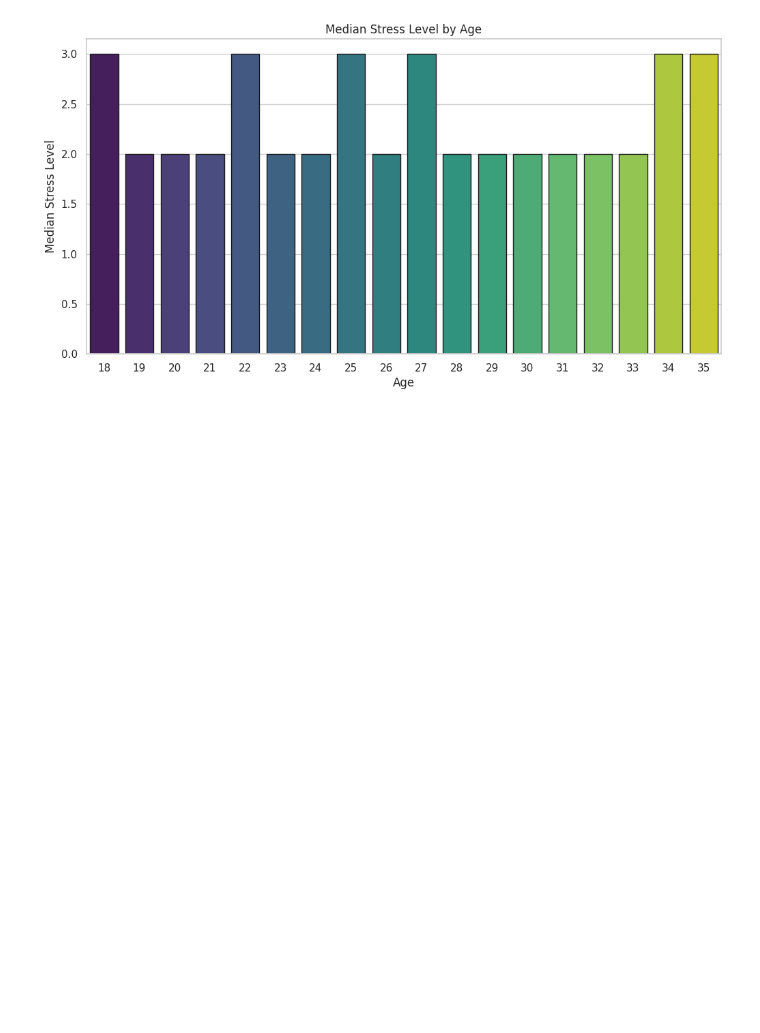
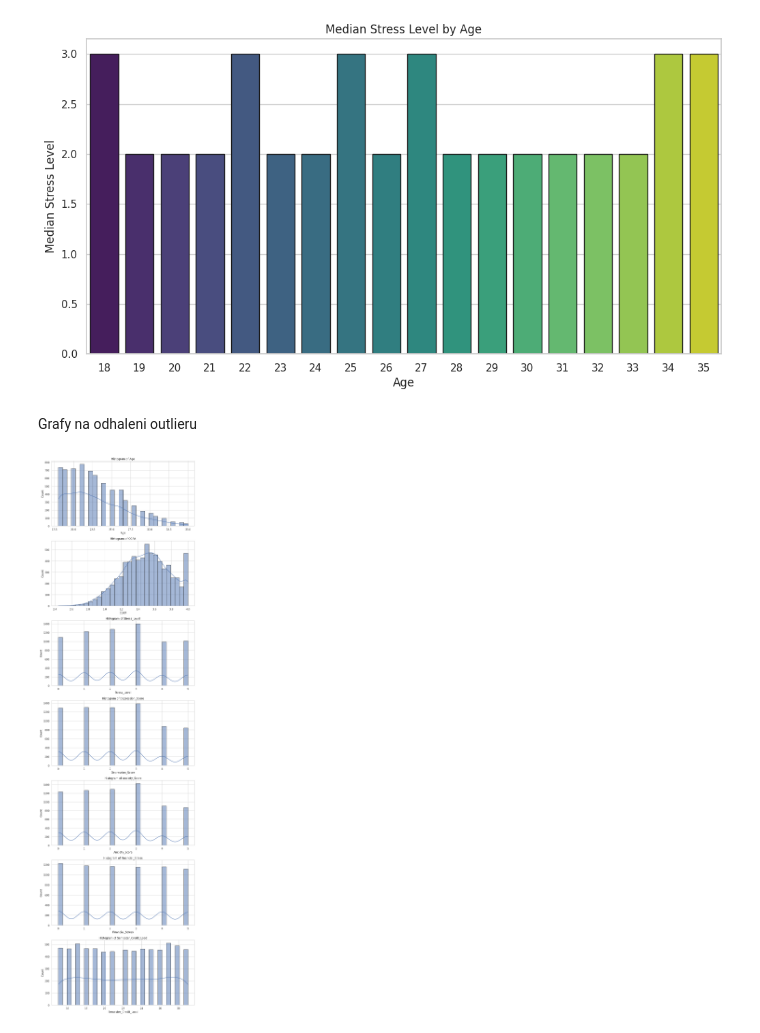
Before and after one commit to jakubKuznik/UPA-project, a Jupyter notebook: Project-2/exploratory_analysis.ipynb, the cells around one changed output. Cells and saved outputs as stored; diff of their text form; code cells hidden in the pictures; blank space fills up the shorter version.

Commit message:
histogram and boxplot for aoutliers

```diff
--- a/Project-2/exploratory_analysis.ipynb
+++ b/Project-2/exploratory_analysis.ipynb
@@ -241,3 +241,19 @@ Passing `palette` without assigning `hue` is deprecated and will be removed in v
 
   sns.barplot(x='Age', y='Stress_Level', data=median_stress_by_age, palette='viridis', edgecolor="k")
 [figure]
+# %% [markdown]
+Grafy na odhaleni outlieru
+# %%
+# Plotting histograms for all numerical columns to identify outliers
+fig, axes = plt.subplots(nrows=len(numerical_columns), ncols=1, figsize=(10, 5 * len(numerical_columns)))
+
+for i, col in enumerate(numerical_columns):
+    sns.histplot(df[col], bins=30, ax=axes[i], kde=True, edgecolor="k")
+    axes[i].set_title(f'Histogram of {col}')
+    axes[i].set_xlabel(col)
+    axes[i].set_ylabel('Count')
+
+plt.tight_layout()
+plt.show()
+# %% [output]
+[figure, added]
```
Also changed, not shown: parts of 2 cells of this notebook.
